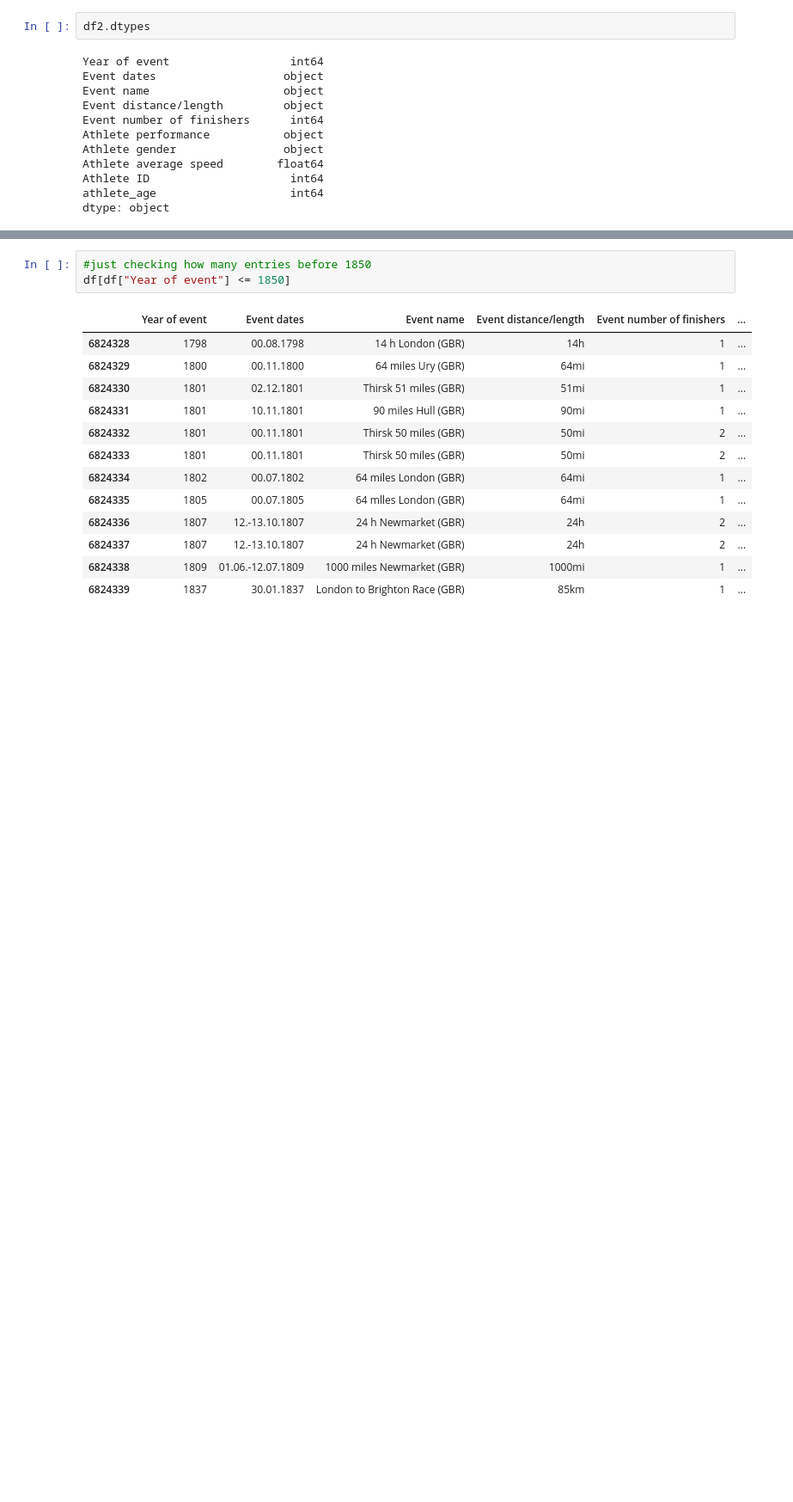
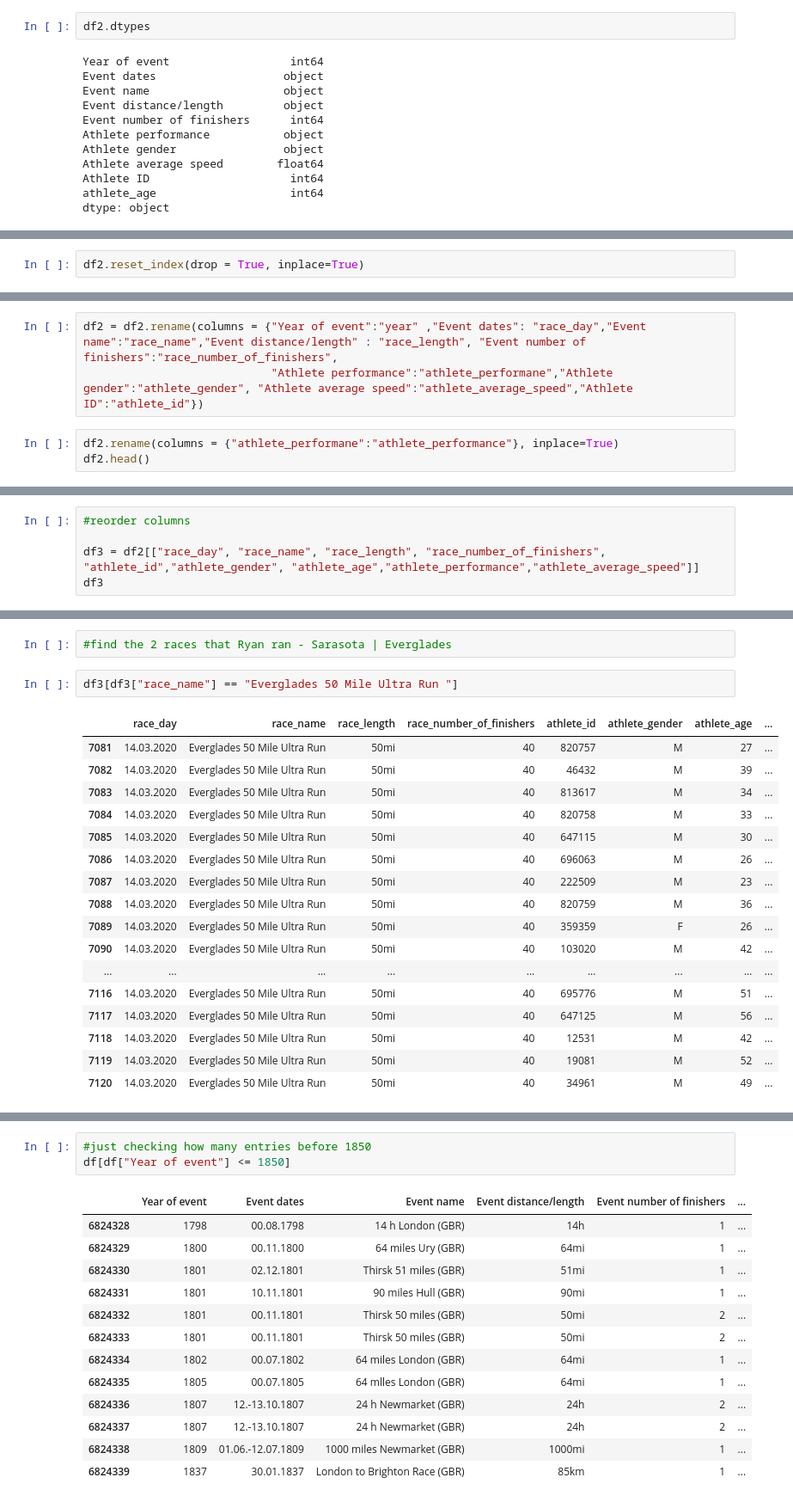
Before and after one commit to corpsedust/Python_Stuff, a Jupyter notebook: EDA_Project_1.ipynb, the cells around one changed output, grey strips where cells are left out. Shown at 86% size. Drawn from its saved outputs; the diff is of its cells as text; blank space fills up the shorter version.

```diff
--- a/EDA_Project_1.ipynb
+++ b/EDA_Project_1.ipynb
@@ -516,0 +542,2 @@ dtype: object
+# %%
+df2.reset_index(drop = True, inplace=True)
@@ -516,0 +561,6 @@ dtype: object
+# %%
+df2 = df2.rename(columns = {"Year of event":"year" ,"Event dates": "race_day","Event name":"race_name","Event distance/length" : "race_length", "Event number of finishers":"race_number_of_finishers",
+                            "Athlete performance":"athlete_performane","Athlete gender":"athlete_gender", "Athlete average speed":"athlete_average_speed","Athlete ID":"athlete_id"})
+# %%
+df2.rename(columns = {"athlete_performane":"athlete_performance"}, inplace=True)
+df2.head()
@@ -516,0 +574,5 @@ dtype: object
+# %%
+#reorder columns
+
+df3 = df2[["race_day", "race_name", "race_length", "race_number_of_finishers", "athlete_id","athlete_gender", "athlete_age","athlete_performance","athlete_average_speed"]]
+df3
@@ -516,0 +593,22 @@ dtype: object
+# %%
+#find the 2 races that Ryan ran - Sarasota | Everglades
+# %%
+df3[df3["race_name"] == "Everglades 50 Mile Ultra Run "]
+# %% [output]
+|  | race_day | race_name | race_length | race_number_of_finishers | athlete_id | athlete_gender | athlete_age | ... |
+| 7081 | 14.03.2020 | Everglades 50 Mile Ultra Run | 50mi | 40 | 820757 | M | 27 | ... |
+| 7082 | 14.03.2020 | Everglades 50 Mile Ultra Run | 50mi | 40 | 46432 | M | 39 | ... |
+| 7083 | 14.03.2020 | Everglades 50 Mile Ultra Run | 50mi | 40 | 813617 | M | 34 | ... |
+| 7084 | 14.03.2020 | Everglades 50 Mile Ultra Run | 50mi | 40 | 820758 | M | 33 | ... |
+| 7085 | 14.03.2020 | Everglades 50 Mile Ultra Run | 50mi | 40 | 647115 | M | 30 | ... |
+| 7086 | 14.03.2020 | Everglades 50 Mile Ultra Run | 50mi | 40 | 696063 | M | 26 | ... |
+| 7087 | 14.03.2020 | Everglades 50 Mile Ultra Run | 50mi | 40 | 222509 | M | 23 | ... |
+| 7088 | 14.03.2020 | Everglades 50 Mile Ultra Run | 50mi | 40 | 820759 | M | 36 | ... |
+| 7089 | 14.03.2020 | Everglades 50 Mile Ultra Run | 50mi | 40 | 359359 | F | 26 | ... |
+| 7090 | 14.03.2020 | Everglades 50 Mile Ultra Run | 50mi | 40 | 103020 | M | 42 | ... |
+| ... | ... | ... | ... | ... | ... | ... | ... | ... |
+| 7116 | 14.03.2020 | Everglades 50 Mile Ultra Run | 50mi | 40 | 695776 | M | 51 | ... |
+| 7117 | 14.03.2020 | Everglades 50 Mile Ultra Run | 50mi | 40 | 647125 | M | 56 | ... |
+| 7118 | 14.03.2020 | Everglades 50 Mile Ultra Run | 50mi | 40 | 12531 | M | 42 | ... |
+| 7119 | 14.03.2020 | Everglades 50 Mile Ultra Run | 50mi | 40 | 19081 | M | 52 | ... |
+| 7120 | 14.03.2020 | Everglades 50 Mile Ultra Run | 50mi | 40 | 34961 | M | 49 | ... |
```
Also changed, not shown: parts of 6 cells of this notebook.
